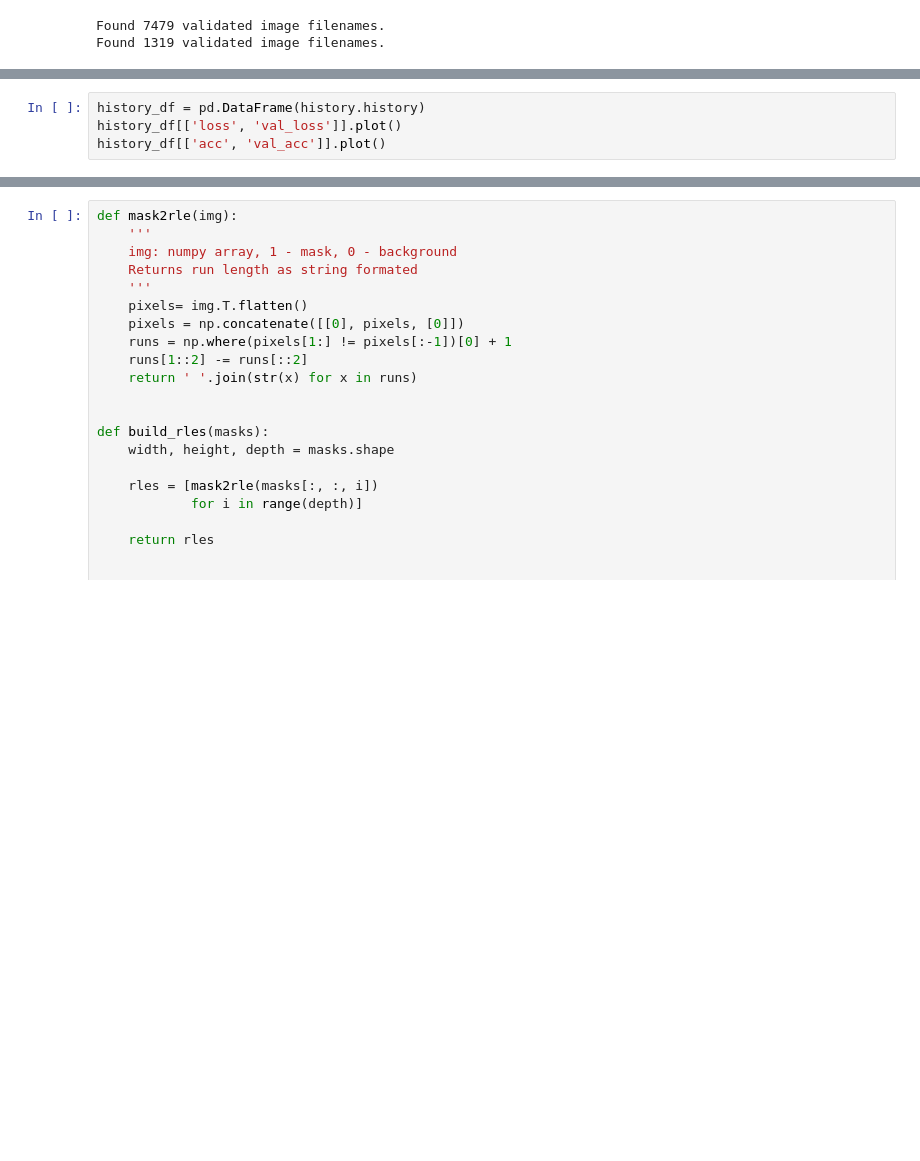
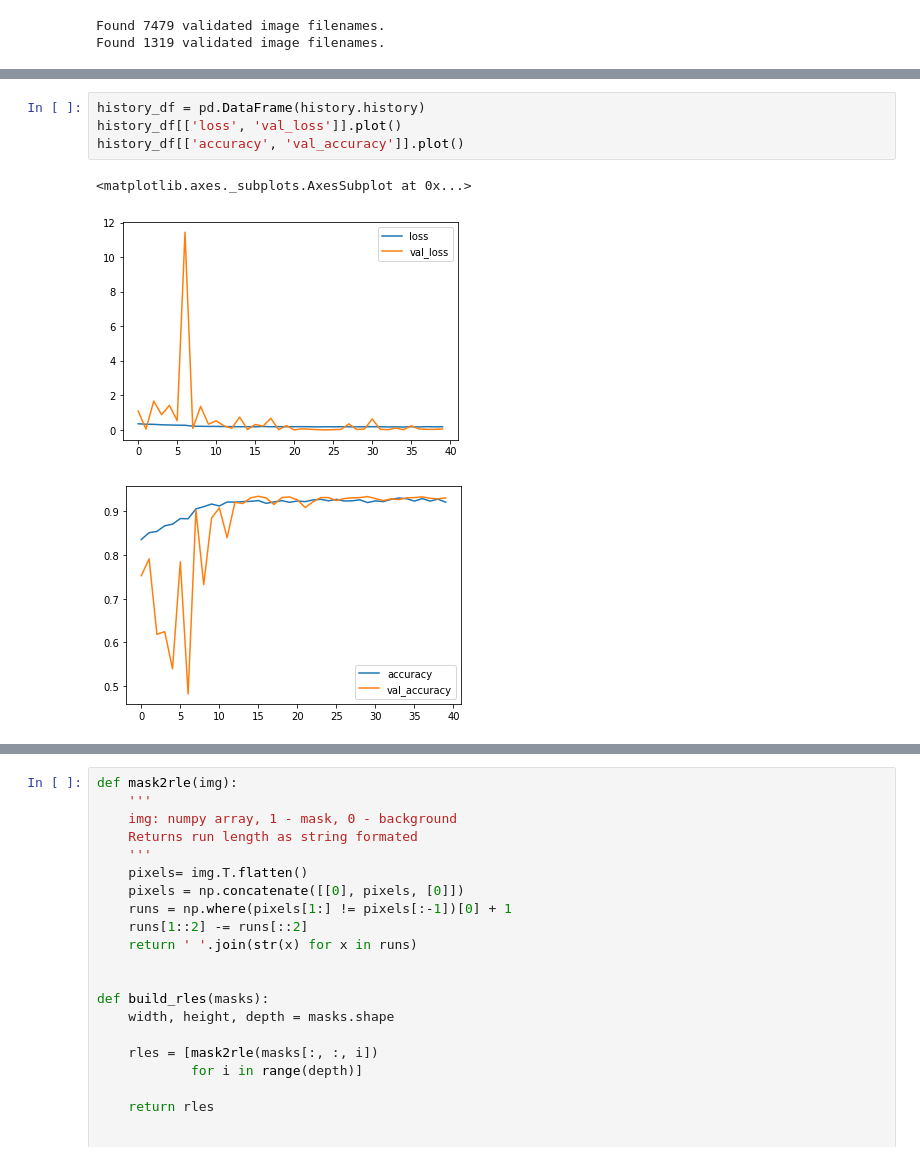
Before and after one commit to YCC3741/NTU_QBS_2020, a Jupyter notebook: qbs_hw_03/hw3_raw.ipynb, the cells around one changed output, grey strips where cells are left out. Cells and saved outputs as stored; diff of their text form; blank space fills up the shorter version.

```diff
--- a/qbs_hw_03/hw3_raw.ipynb
+++ b/qbs_hw_03/hw3_raw.ipynb
@@ -235,5 +255,9 @@ history = model.fit_generator(
 # %%
 history_df = pd.DataFrame(history.history)
 history_df[['loss', 'val_loss']].plot()
-history_df[['acc', 'val_acc']].plot()
+history_df[['accuracy', 'val_accuracy']].plot()
+# %% [output]
+<matplotlib.axes._subplots.AxesSubplot at 0x...>
+[figure, added]
+[figure, added]
 # %%
```
Also changed, not shown: parts of 10 cells of this notebook.
